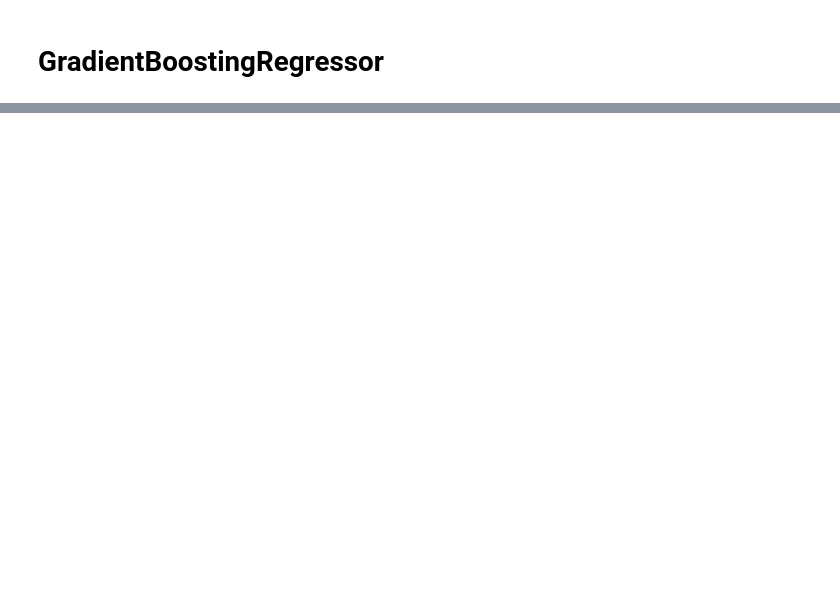
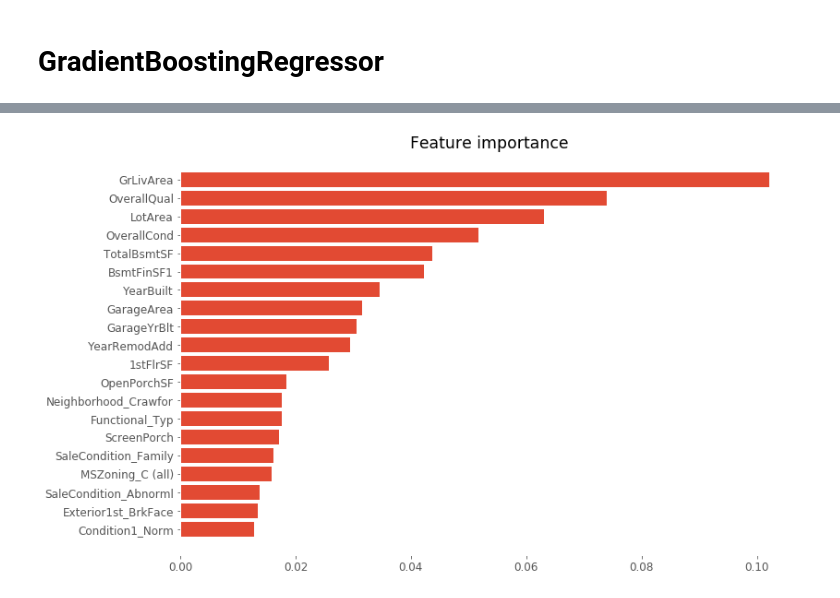
Before and after one commit to melaanya/twente-aml, a Jupyter notebook: project/eda/housing_usa.ipynb, the cells around one changed output, grey strips where cells are left out. Saved outputs shown, nothing was run; the diff lists cells and outputs as text; code cells hidden in the pictures; blank space fills up the shorter version.

```diff
--- a/project/eda/housing_usa.ipynb
+++ b/project/eda/housing_usa.ipynb
@@ -86,4 +155,6 @@ RMSLE (XGBoost) = 0.133228328476
 sk_boost_clf = Pipeline([('replace_nan', Imputer()),
                         ('to_dense', DenseTransformer()),
                         ('clf', GradientBoostingRegressor())])
+# %%
+_ = sk_boost_clf.fit(df_train_dummy, y_train)
 # %%
@@ -128,0 +173,4 @@ print('RMSLE (LightGBM) = {0}'.format(lgb_cv['RMSE_test_avg'][-1]))
+# %%
+_ = plot_top_features(sk_boost_clf.named_steps['clf'], df_train_dummy.columns.values, 20)
+# %% [output]
+[figure, added]
```
Also changed, not shown: parts of 31 cells of this notebook, 1 other file.
